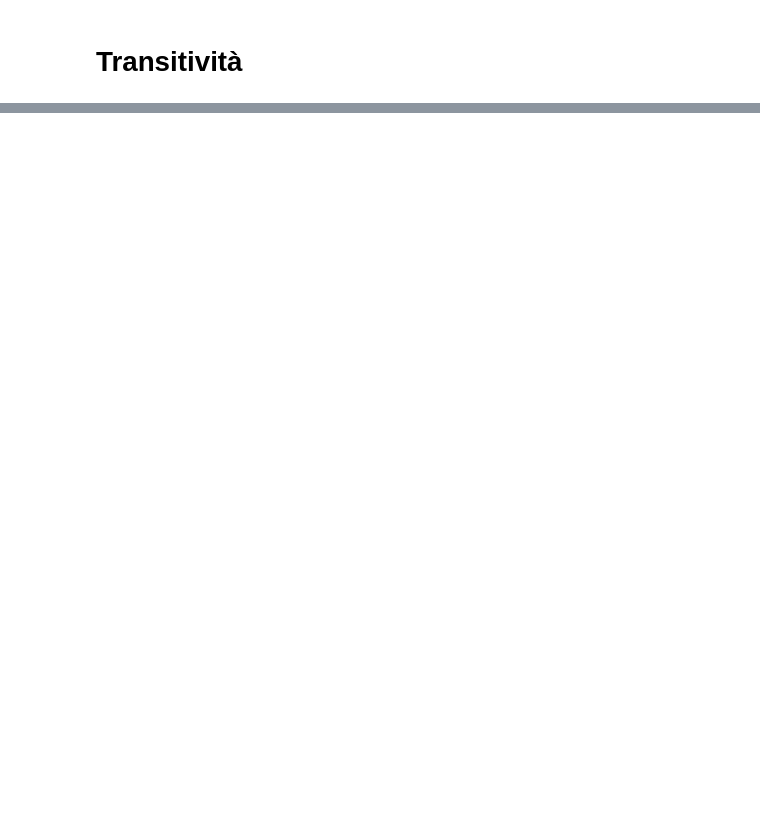
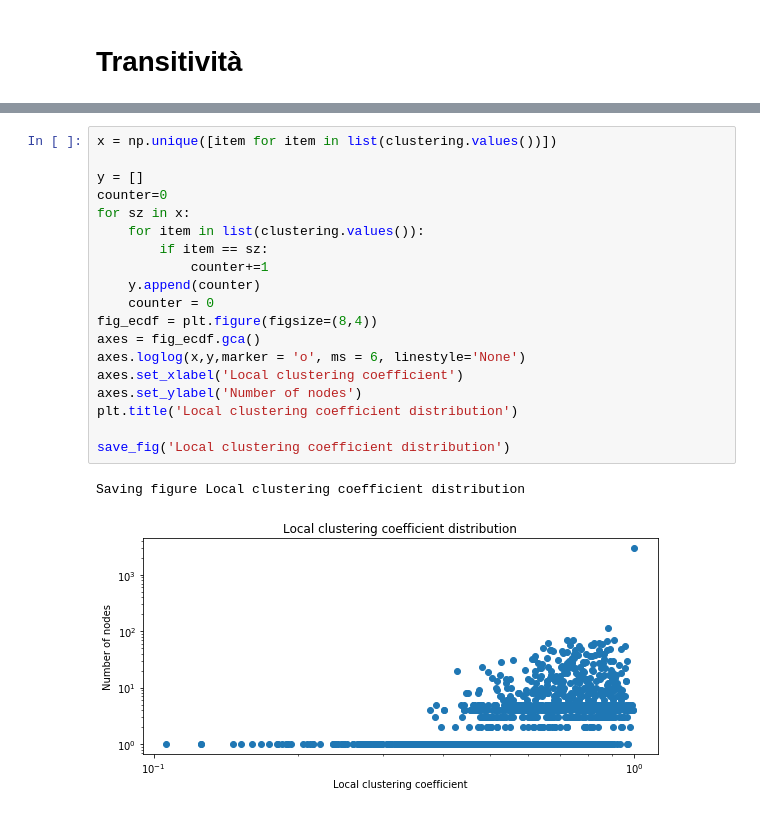
Before and after one commit to eliroc98/progetto_SMM, a Jupyter notebook: 7_network_analysis_classic.ipynb, the cells around one changed output, grey strips where cells are left out. Drawn from its saved outputs; the diff is of its cells as text; blank space fills up the shorter version.

```diff
--- a/7_network_analysis_classic.ipynb
+++ b/7_network_analysis_classic.ipynb
@@ -260,0 +349,22 @@ np.save('analysis/clustering.npy',clustering)
+# %%
+x = np.unique([item for item in list(clustering.values())])
+
+y = []
+counter=0
+for sz in x:
+    for item in list(clustering.values()):
+        if item == sz:
+            counter+=1
+    y.append(counter)
+    counter = 0
+fig_ecdf = plt.figure(figsize=(8,4))
+axes = fig_ecdf.gca()
+axes.loglog(x,y,marker = 'o', ms = 6, linestyle='None')
+axes.set_xlabel('Local clustering coefficient')
+axes.set_ylabel('Number of nodes')
+plt.title('Local clustering coefficient distribution')
+
+save_fig('Local clustering coefficient distribution')
+# %% [output]
+Saving figure Local clustering coefficient distribution
+[figure, added]
```
Also changed, not shown: parts of 41 cells of this notebook, 14 other files.
